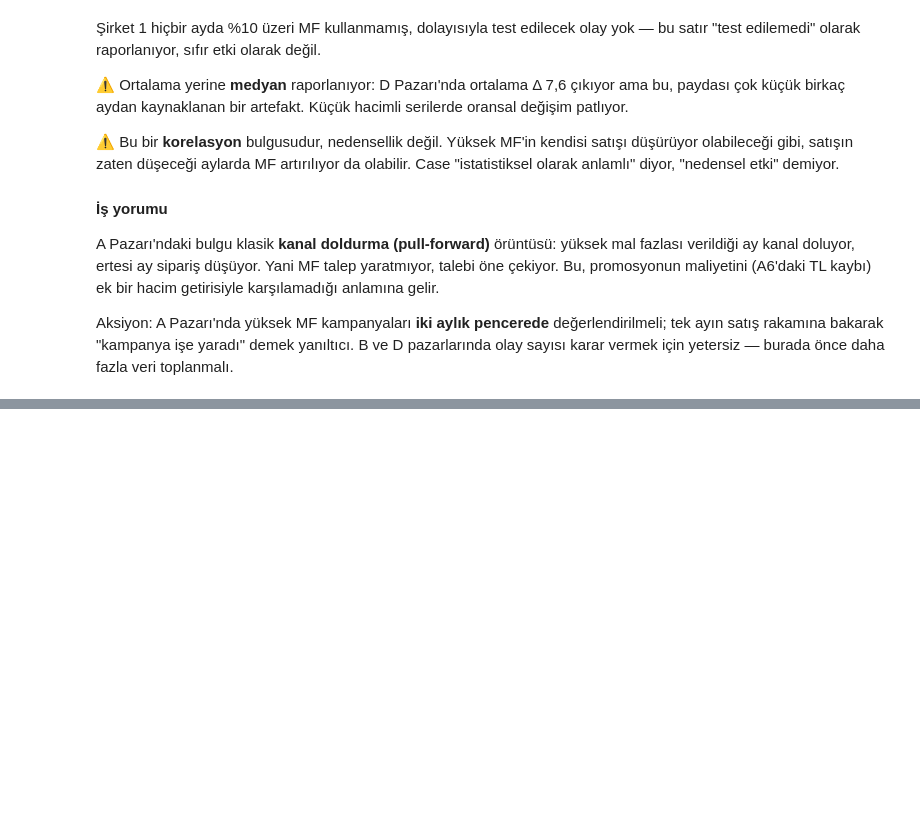
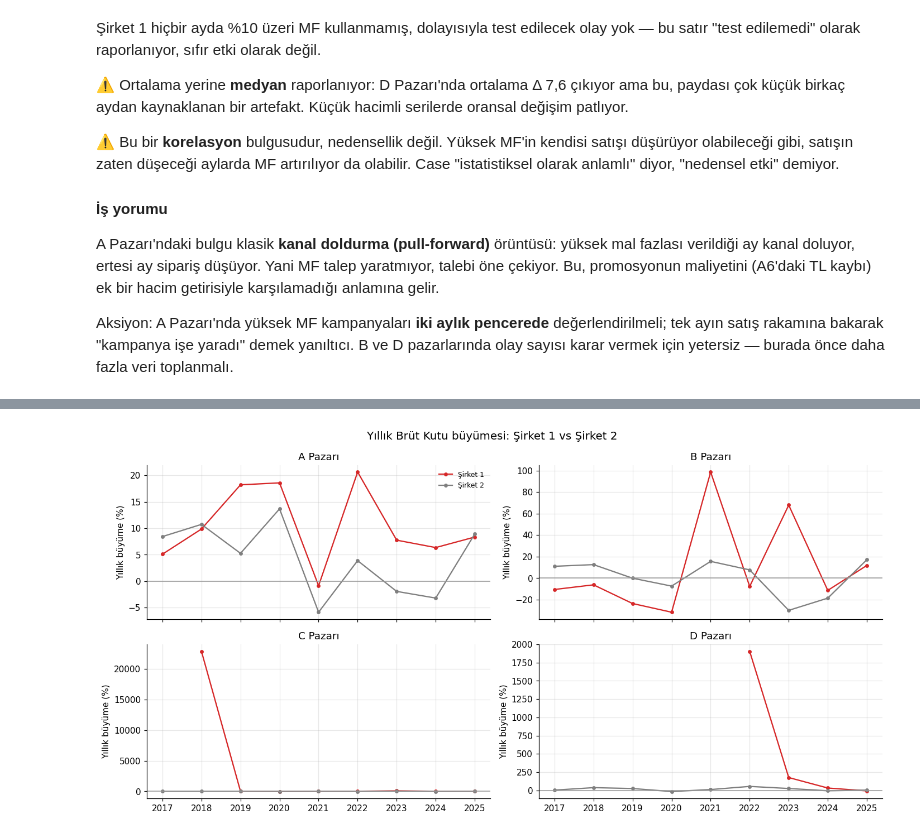
Before and after one commit to berkincetin/rag-demo, a Jupyter notebook: notebooks/analiz.ipynb, the cells around one changed output, grey strips where cells are left out. Saved outputs shown, nothing was run; the diff lists cells and outputs as text; code cells hidden in the pictures; blank space fills up the shorter version.

```diff
--- a/notebooks/analiz.ipynb
+++ b/notebooks/analiz.ipynb
@@ -663,0 +672,22 @@ toplanmalı.
+# %%
+buyume = yillik_buyume(df)
+buyume = buyume[buyume.sirket.isin(["Şirket 1", "Şirket 2"]) & buyume.yil.between(2017, 2025)]
+
+fig, eksenler = plt.subplots(2, 2, figsize=(13, 6.5), sharex=True)
+for eksen, pazar in zip(eksenler.ravel(), PAZARLAR, strict=True):
+    g = buyume[buyume.pazar == pazar]
+    for sirket in ["Şirket 1", "Şirket 2"]:
+        h = g[g.sirket == sirket]
+        eksen.plot(
+            h.yil, h.buyume, marker="o", markersize=3.5, label=sirket, color=SIRKET_RENKLERI[sirket]
+        )
+    eksen.axhline(0, color="#999999", linewidth=1)
+    eksen.set_title(pazar)
+    eksen.set_ylabel("Yıllık büyüme (%)")
+eksenler[0, 0].legend(fontsize=8)
+fig.suptitle("Yıllık Brüt Kutu büyümesi: Şirket 1 vs Şirket 2", fontsize=13)
+fig.tight_layout()
+kaydet(fig, "a5_yillik_buyume")
+plt.show()
+# %% [output]
+[figure, added]
```
Also changed, not shown: parts of 11 cells of this notebook.
